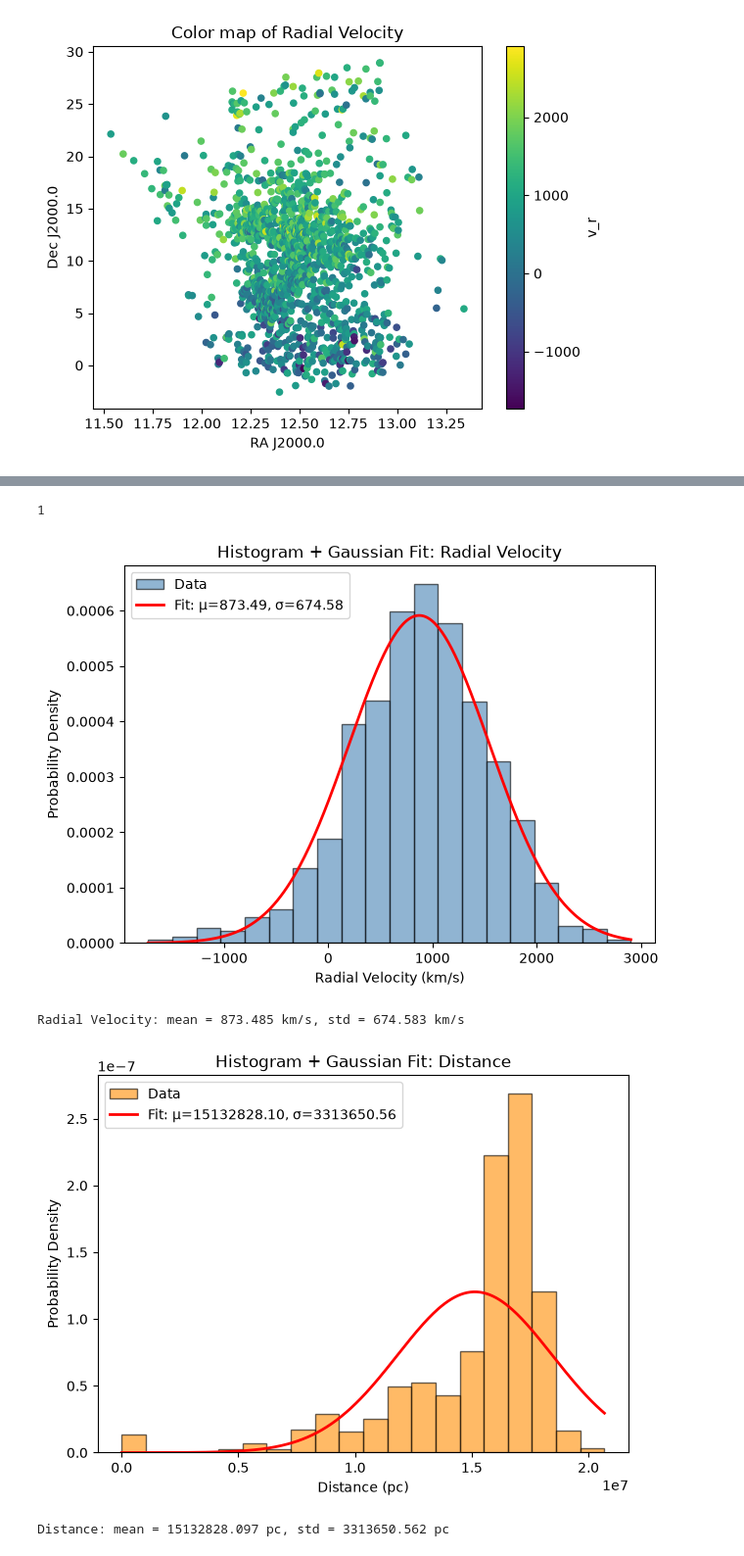
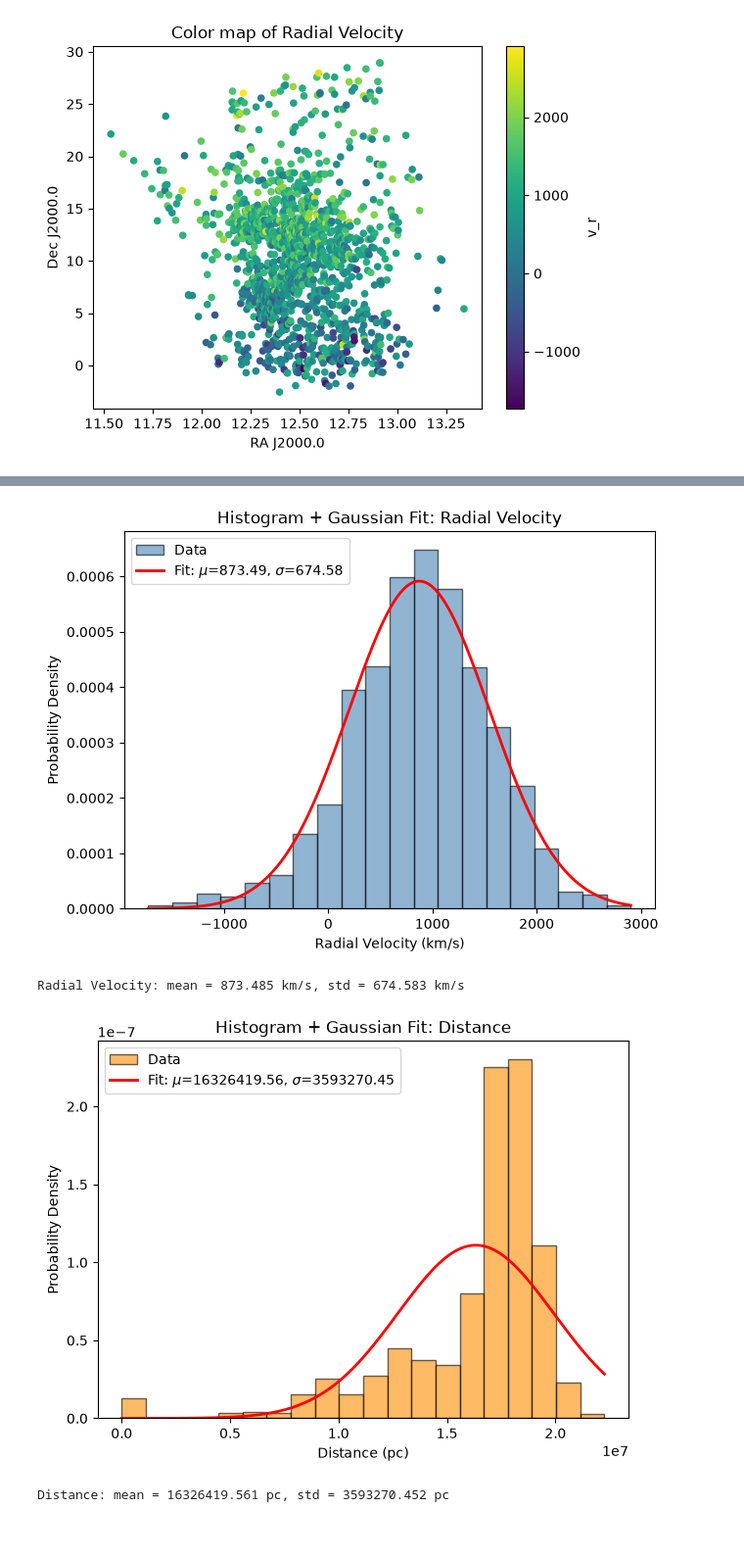
Before and after one commit to yugantchelak/Hubble-Tension, a Jupyter notebook: Cepheid Variables/Cepheids.ipynb, the cells around one changed output, grey strips where cells are left out. Shown at 98% size. Saved outputs shown, nothing was run; the diff lists cells and outputs as text; code cells hidden in the pictures.

```diff
--- a/Cepheid Variables/Cepheids.ipynb
+++ b/Cepheid Variables/Cepheids.ipynb
@@ -14,5 +26,5 @@ This includes the name of the galaxy, observed wavelength of the $H\alpha$ line
 # %%
-galaxy_data = pd.read_csv('galaxy.csv')
+galaxy_data = pd.read_csv('Data/galaxy.csv')
 
 print(galaxy_data.columns.tolist())
 # %% [output]
@@ -131,23 +148,0 @@ You may find it helpful to use the function 'poly_fit' in numpy for this.
-# %%
-gaia_data['parallax'] = pd.to_numeric(gaia_data['parallax'])
-gaia_data['d in pc'] = 1000 / gaia_data['parallax']
-
-#use the distance to calculate the absolute magnitude of the stars using the formula M = m - 5 * (log10(d) - 1)
-gaia_data['M']= gaia_data['mean apparent magnitude'] - 5 * (np.log10(gaia_data['d in pc']) - 1)
-
-gaia_data['log10_P'] = np.log10(gaia_data['time period'])
-
-poly = np.polyfit(gaia_data['log10_P'], gaia_data['M'], 1)
-
-gaia_data.plot.scatter(x='log10_P', y='M', title='Scatter plot of M vs log10(P)', xlabel='log10(P)', ylabel='M')
-
-x = np.linspace(gaia_data['log10_P'].min(), gaia_data['log10_P'].max(), 100)
-y = np.polyval(poly, x)
-
-plt.plot(x, y, color='red', label='Best fit line')
-print(f"alpha: {poly[0]}, beta: {poly[1]}")
-
-alpha = poly[0]
-beta = poly[1]
-
-plt.legend(labels=[f'Best fit line: M = {alpha:.3f} * log10(P) + {beta:.3f}'])
@@ -214,15 +332,4 @@ Fit gaussians on your velocity and distance data and report the mean and standar
 # %%
-# use the prev alpha and beta to calculate the absolute magnitude of the cepheid stars using the formula M = alpha * log10(P) + beta
-cepheid_data['log10_P'] = np.log10(cepheid_data['Period'])
-cepheid_data['M'] = alpha * cepheid_data['log10_P'] + beta
-
-cepheid_data['star_d in pc'] = 10 ** ((cepheid_data['Apparent Magnitude'] - cepheid_data['M'] + 5) / 5)
-
-mean_distances = cepheid_data.groupby('Galaxy_ID')['star_d in pc'].mean()
-
-# check what are the least number of star candidiates for a galaxy
-print(cepheid_data.groupby('Galaxy_ID').size().min())
-
 def fit_and_plot_gaussian(data, label, unit, color='steelblue', bins=20):
     data = np.asarray(data)
     data = data[~np.isnan(data)]  # drop any NaNs (e.g. galaxies with no cepheid match)
@@ -232,37 +339,36 @@ def fit_and_plot_gaussian(data, label, unit, color='steelblue', bins=20):
 
     # Plot histogram (normalized to a density so it's comparable to the pdf)
     plt.figure(figsize=(7, 5))
     counts, bin_edges, _ = plt.hist(
         data, bins=bins, density=True, alpha=0.6, color=color,
         edgecolor='black', label='Data'
     )
 
     # Overlay fitted Gaussian
     x = np.linspace(data.min(), data.max(), 300)
     plt.plot(x, norm.pdf(x, mu, sigma), 'r-', lw=2,
-              label=f'Fit: μ={mu:.2f}, σ={sigma:.2f}')
+              label=f'Fit: $\\mu$={mu:.2f}, $\\sigma$={sigma:.2f}')
 
     plt.xlabel(f'{label} ({unit})')
     plt.ylabel('Probability Density')
     plt.title(f'Histogram + Gaussian Fit: {label}')
     plt.legend()
     plt.show()
 
     print(f"{label}: mean = {mu:.3f} {unit}, std = {sigma:.3f} {unit}")
     return mu, sigma
 
 
 # --- Fit Gaussian to radial velocities ---
 v_mean, v_std = fit_and_plot_gaussian(
     galaxy_data['v_r'], label='Radial Velocity', unit='km/s', color='steelblue'
 )
 
 # --- Fit Gaussian to distances ---
 d_mean, d_std = fit_and_plot_gaussian(
-    mean_distances, label='Distance', unit='pc', color='darkorange')
+    new_mean_distances, label='Distance', unit='pc', color='darkorange')
 # %% [output]
+[figure]
-1
+Radial Velocity: mean = 873.485 km/s, std = 674.583 km/s
-[figure]
+[figure, new version]
-Radial Velocity: mean = 873.485 km/s, std = 674.583 km/s
+Distance: mean = 16326419.561 pc, std = 3593270.452 pc
-[figure, old version]
-Distance: mean = 15132828.097 pc, std = 3313650.562 pc
```
Also changed, not shown: parts of 35 cells of this notebook, 32 other files.
